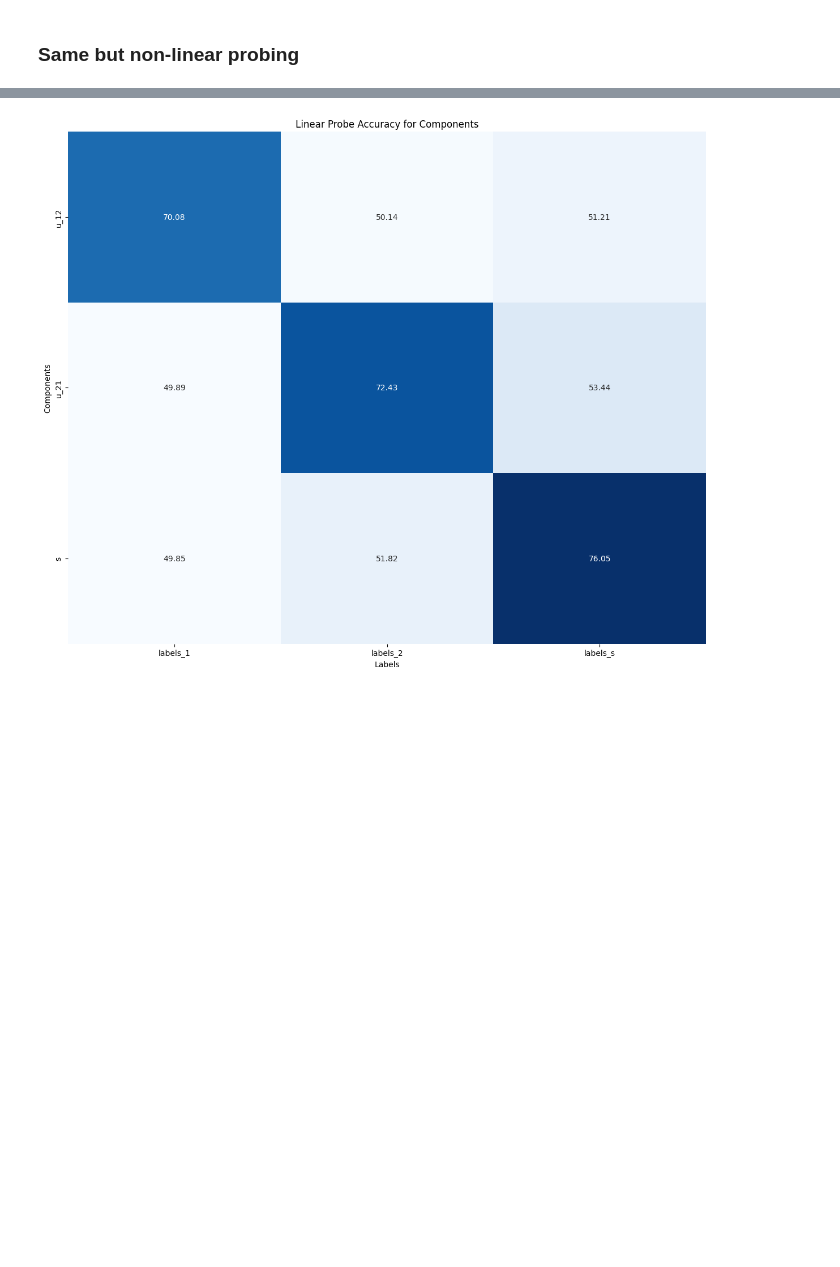
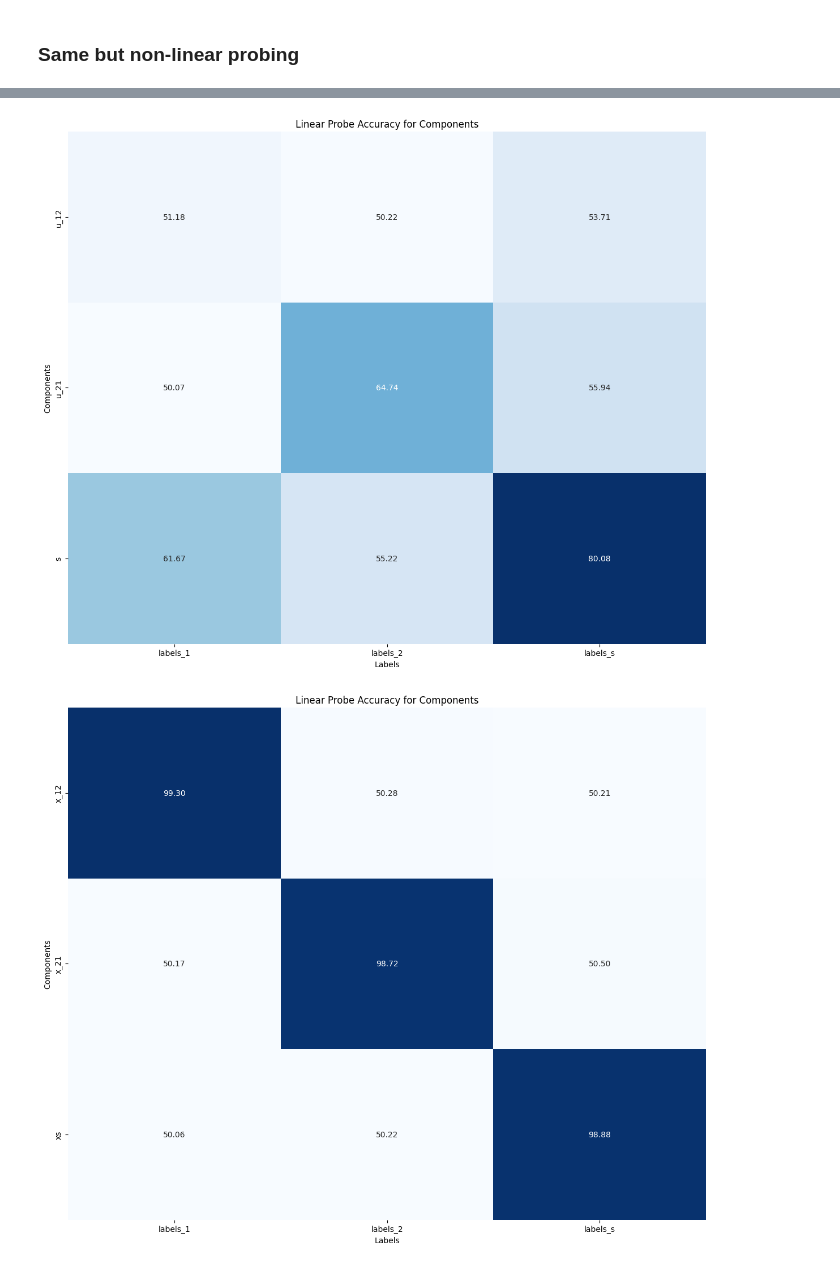
Before and after one commit to Vascorn/RePercENT, a Jupyter notebook: notebooks/repercent_synthetic.ipynb, the cells around one changed output, grey strips where cells are left out. Cells and saved outputs as stored; diff of their text form; code cells hidden in the pictures; blank space fills up the shorter version.

Commit message:
Examining different Datasets

```diff
--- a/notebooks/repercent_synthetic.ipynb
+++ b/notebooks/repercent_synthetic.ipynb
@@ -56,7 +57,7 @@ with open(training_config_path, 'r') as f:
 # %% [markdown]
 ### Load dataset and train/test split
 # %%
-dataset_dir = os.path.join(base_dir, 'data', 'repercent_synthetic', 'dataset1')
+dataset_dir = os.path.join(base_dir, 'data', 'repercent_synthetic', 'dataset5')
 
 # Load the train and test datasets
 data_split = torch.load(os.path.join(dataset_dir, 'data_split.pt'), weights_only=False)
@@ -76,7 +77,7 @@ disen_m2 = make_model(model_config, data_config, modality='m2')
 model= RePercENT(M=2, disenEncoder= [disen_m1, disen_m2]).to(device)
 
 # load the trained model weights from the final checkpoint - change "20251215-140329_repercent_synthetic" accordingly for the desired run
-checkpoint = os.path.join(base_dir, "checkpoints", "repercent_synthetic", "20251215-161644_repercent_synthetic", "final_checkpoint.pt")
+checkpoint = os.path.join(base_dir, "checkpoints", "repercent_synthetic", "20251215-231803_repercent_synthetic", "final_checkpoint.pt")
 loaded_checkpoint = torch.load(checkpoint)
 model.load_state_dict(loaded_checkpoint['model_state_dict'])
 # %% [output]
@@ -159,5 +188,28 @@ for i, label in enumerate(['labels_1', 'labels_2', 'labels_s']):
         np.concatenate((test_data_dict['s_21'], test_data_dict['s_12']), axis= -1), test_data_dict[label]
     )
     print(f"  Shared component accuracy: {non_linear_probe_acc['s'][i]:.2f}%")
+
+input_non_linear_probe_acc = {"x_12": np.zeros(3), "x_21": np.zeros(3), "xs": np.zeros(3)}
+for i, label in enumerate(['labels_1', 'labels_2', 'labels_s']):
+    print(f"\nEvaluating input data for {label}...")
+
+    # Input data from modality 1
+    input_non_linear_probe_acc["x_12"][i] = non_linear_probe(
+        train_data_dict['x_12'], train_data_dict[label],
+        test_data_dict['x_12'], test_data_dict[label]
+    )
+    print(f"  Input data from modality 1 accuracy: {input_non_linear_probe_acc['x_12'][i]:.2f}%")
+    # Input data from modality 2
+    input_non_linear_probe_acc["x_21"][i] = non_linear_probe(
+        train_data_dict['x_21'], train_data_dict[label],
+        test_data_dict['x_21'], test_data_dict[label]
+    )
+    print(f"  Input data from modality 2 accuracy: {input_non_linear_probe_acc['x_21'][i]:.2f}%")
+    # Shared input data
+    input_non_linear_probe_acc["xs"][i] = non_linear_probe(
+        np.concatenate((train_data_dict['xs_21'], train_data_dict['xs_12']), axis= -1), train_data_dict[label],
+        np.concatenate((test_data_dict['xs_21'], test_data_dict['xs_12']), axis= -1), test_data_dict[label]
+    )
+    print(f"  Shared input data accuracy: {input_non_linear_probe_acc['xs'][i]:.2f}%")
 # %% [output]
 Evaluating disentanglement for labels_1...
@@ -177,7 +232,9 @@ Evaluating disentanglement for labels_s...
 # %%
 plot_confusion_matrix(non_linear_probe_acc)
+plot_confusion_matrix(input_non_linear_probe_acc, components= ['x_12', 'x_21', 'xs'])
 # %% [output]
-[figure, old version]
+[figure, new version]
+[figure, added]
 # %%
 from sklearn.decomposition import PCA
 from sklearn.manifold import TSNE
```
Also changed, not shown: parts of 5 cells of this notebook, 4 other files.
